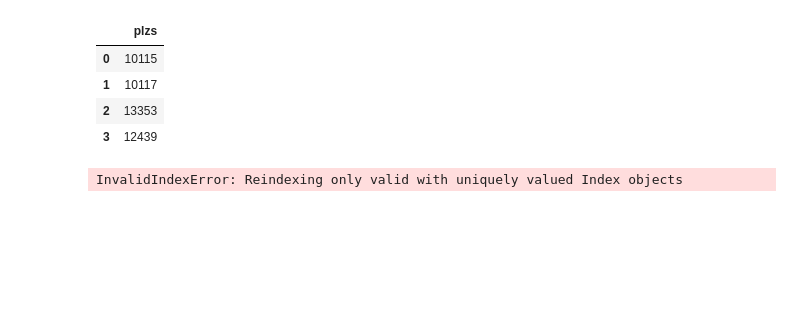
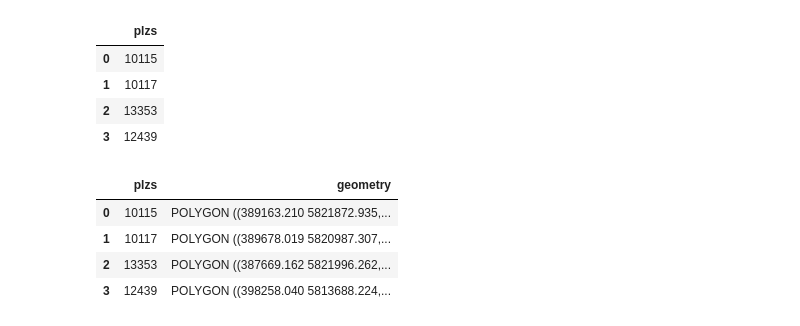
Before and after one commit to Lucky-0ne/geodata_berlin, a Jupyter notebook: main/maybe/geopandas_LOR_exploration/show_christian_my_pp.ipynb, the cells around one changed output. Saved outputs shown, nothing was run; the diff lists cells and outputs as text; code cells hidden in the pictures; blank space fills up the shorter version.

Commit message:
restructuring of files in general, created look at my pp file, added and refined error handling to package_main.py

```diff
--- a/main/maybe/geopandas_LOR_exploration/show_christian_my_pp.ipynb
+++ b/main/maybe/geopandas_LOR_exploration/show_christian_my_pp.ipynb
@@ -25,4 +41,11 @@ ltm = LookupTableManager(mode='PLZ')
-# %%
-ltm.attach_geometries_to_dataframe(plz_df, id_col='plzs')
-# %% [output]
-InvalidIndexError: Reindexing only valid with uniquely valued Index objects
+# %%
+gdb = LookupTableManager(resolution_mode='PLZ', map_by='ID')
+# %%
+plz_gdf = gdb.get_meta_data(plz_df, 'plzs')
+plz_gdf
+# %% [output]
+|  | plzs | geometry |
+| 0 | 10115 | POLYGON ((389163.210 5821872.935,... |
+| 1 | 10117 | POLYGON ((389678.019 5820987.307,... |
+| 2 | 13353 | POLYGON ((387669.162 5821996.262,... |
+| 3 | 12439 | POLYGON ((398258.040 5813688.224,... |
```
Also changed, not shown: parts of 12 cells of this notebook, 2 other files.
